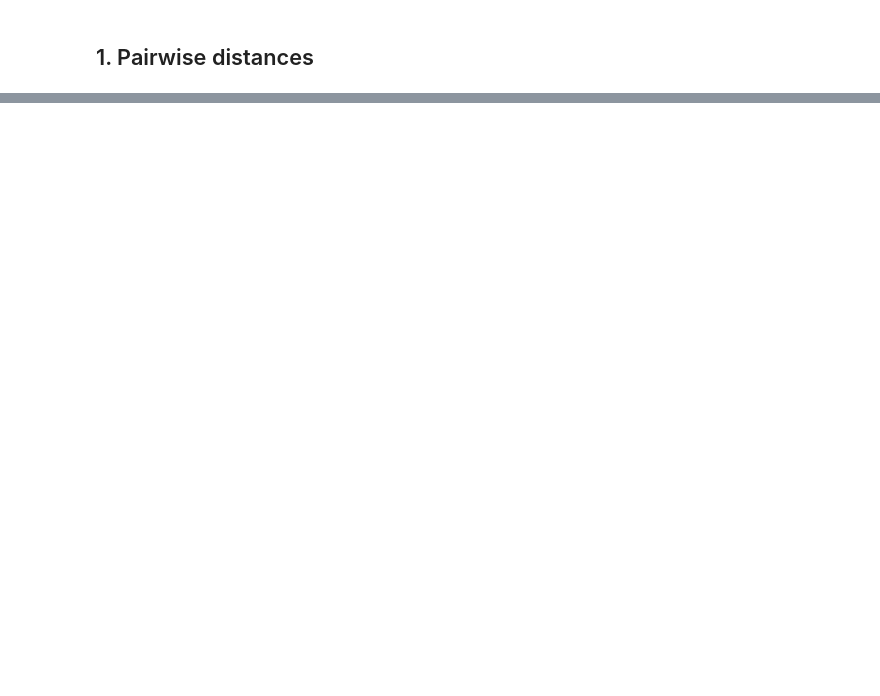
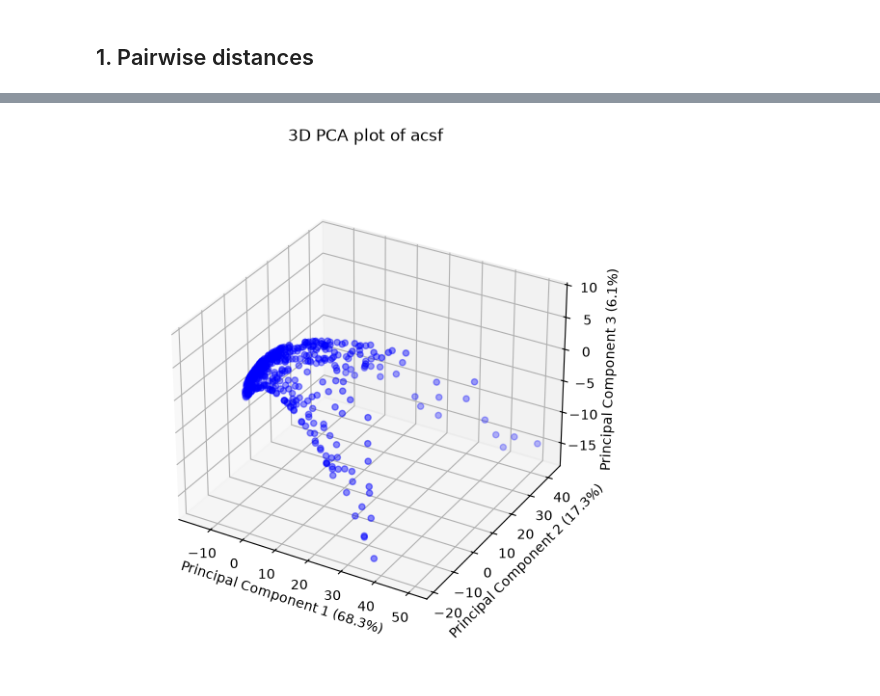
Before and after one commit to yoghurtfork/X-MACE-sampling, a Jupyter notebook: notebooks/visualising dataset.ipynb, the cells around one changed output, grey strips where cells are left out. Saved outputs shown, nothing was run; the diff lists cells and outputs as text; code cells hidden in the pictures; blank space fills up the shorter version.

```diff
--- a/notebooks/visualising dataset.ipynb
+++ b/notebooks/visualising dataset.ipynb
@@ -92,0 +113,21 @@ plt.show()
+# %%
+# 3D PCA
+
+desc_matrix_scaled = StandardScaler().fit_transform(desc_matrix)
+
+pca = PCA(n_components=3)
+desc_matrix_pca = pca.fit_transform(desc_matrix_scaled)
+
+fig = plt.figure(figsize=(7,7))
+ax = fig.add_subplot(projection='3d')
+ax.set_box_aspect(None, zoom=0.85)
+scatter = ax.scatter(desc_matrix_pca[:,0], desc_matrix_pca[:,1], desc_matrix_pca[:,2], color='blue', marker='o', alpha=0.7)
+plt.title(f'3D PCA plot of {DESCRIPTOR}')
+ax.set_xlabel(f"Principal Component 1 ({pca.explained_variance_ratio_[0]*100:.1f}%)")
+ax.set_ylabel(f"Principal Component 2 ({pca.explained_variance_ratio_[1]*100:.1f}%)")
+ax.set_zlabel(f"Principal Component 3 ({pca.explained_variance_ratio_[2]*100:.1f}%)")
+plt.grid(True, linestyle="--", alpha=0.6)
+
+plt.show()
+# %% [output]
+[figure, added]
```
Also changed, not shown: parts of 6 cells of this notebook.
